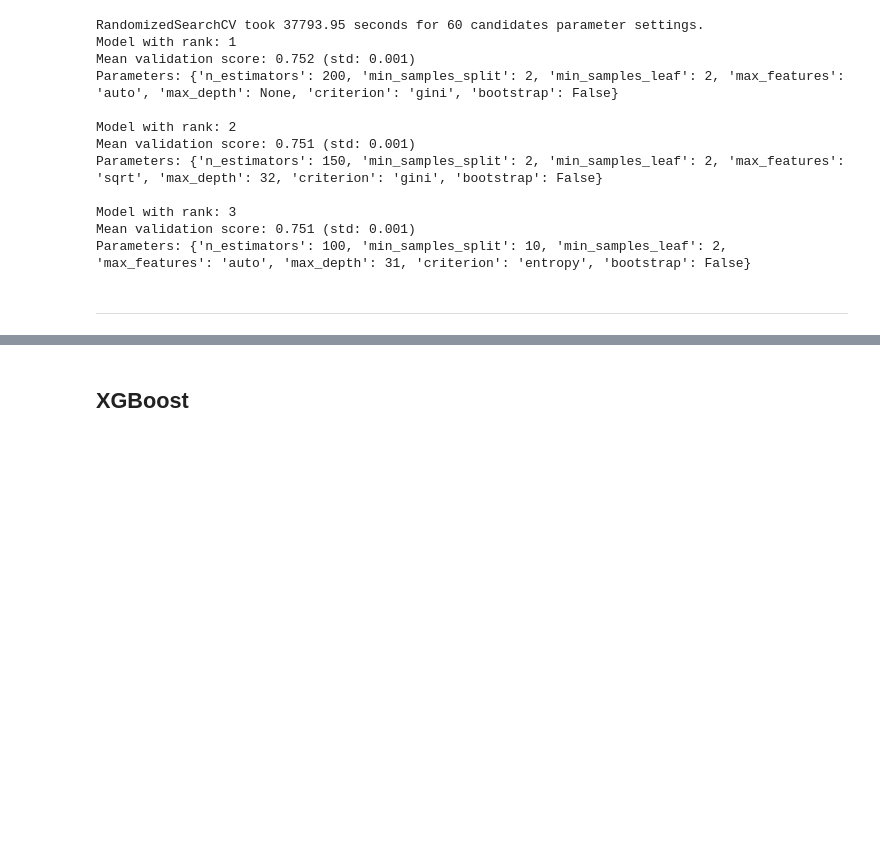
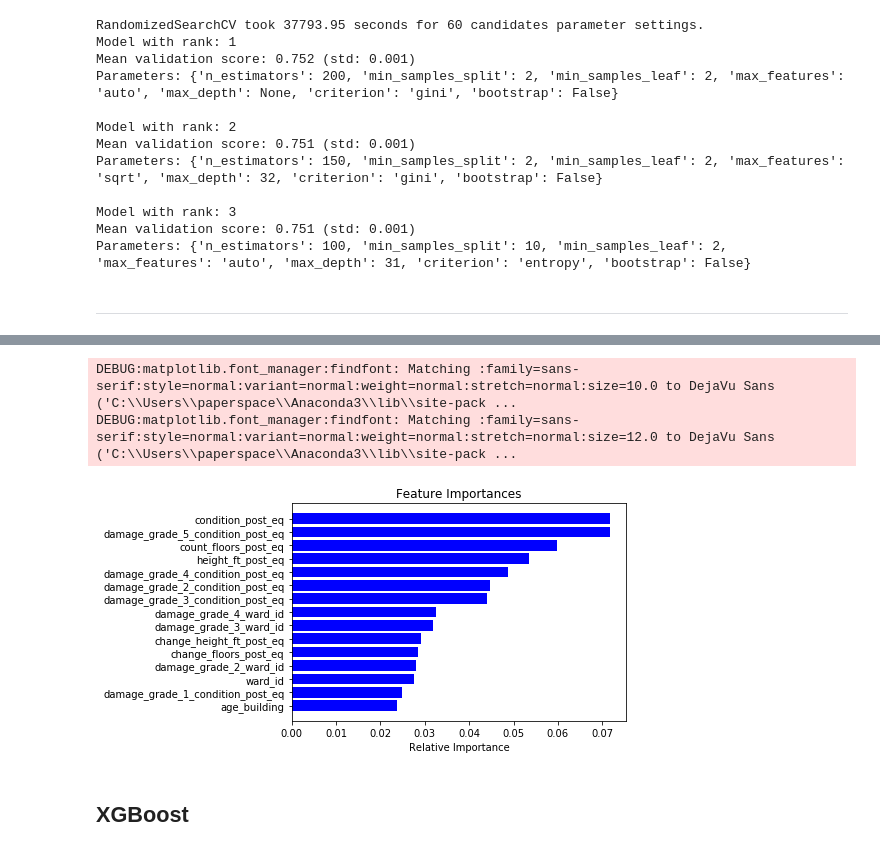
Before and after one commit to jayadeepshitole/HackerEarth, a Jupyter notebook: Codes/Damage Prediction-XGBoost.ipynb, the cells around one changed output, grey strips where cells are left out. Drawn from its saved outputs; the diff is of its cells as text; code cells hidden in the pictures; blank space fills up the shorter version.

```diff
--- a/Codes/Damage Prediction-XGBoost.ipynb
+++ b/Codes/Damage Prediction-XGBoost.ipynb
@@ -389,7 +390,7 @@ display(data.groupby(['condition_post_eq']).agg({'damage_grade': ['mean']}))
 | Damaged-Used in risk | 3.098836 |
 | Not damaged | 1.001389 |
 # %%
-combined_set = combined_set.drop(['vdcmun_id','ward_id'], axis=1)
+#combined_set = combined_set.drop(['vdcmun_id','ward_id'], axis=1)
 # %%
 extra_features = pd.DataFrame({})
 #extra_features['has_repair_started'] = data['has_repair_started']
@@ -397,8 +398,10 @@ for col in combined_set.loc[:,combined_set.dtypes=='object']:
     print(f"column: {col}")
     for d_grade in np.arange(1,6):
         diction = {}
+        d_grade_indi = (data['damage_grade'] == d_grade)
         for col_val in data[col].unique():
-            fraction = sum((data[col] == col_val) & (data['damage_grade'] == d_grade))/sum(data[col] == col_val)
+            col_val_indi = (data[col] == col_val)
+            fraction = sum(col_val_indi & d_grade_indi)/sum(col_val_indi)
             #print(f"{col_name}, has_repair_started:{col_val},: {round(fraction,2)}")
             diction[col_val] = round(fraction,2)
         col_name = 'damage_grade_'+str(d_grade)+'_'+str(col)
@@ -621,14 +652,18 @@ submission.head()
 # %%
 features = train_X.columns
 importances = rf.feature_importances_
 indices = np.argsort(importances)
-indices = indices[-25:]
+indices = indices[-15:]
 
 plt.title('Feature Importances')
 plt.barh(range(len(indices)), importances[indices], color='b', align='center')
 plt.yticks(range(len(indices)), [features[i] for i in indices])
 plt.xlabel('Relative Importance')
 plt.show()
+# %% [output]
+DEBUG:matplotlib.font_manager:findfont: Matching :family=sans-serif:style=normal:variant=normal:weight=normal:stretch=normal:size=10.0 to DejaVu Sans ('C:\\Users\\paperspace\\Anaconda3\\lib\\site-pack ...
+DEBUG:matplotlib.font_manager:findfont: Matching :family=sans-serif:style=normal:variant=normal:weight=normal:stretch=normal:size=12.0 to DejaVu Sans ('C:\\Users\\paperspace\\Anaconda3\\lib\\site-pack ...
+[figure, added]
 # %% [markdown]
 ## XGBoost
 # %% [markdown]
```
Also changed, not shown: parts of 12 cells of this notebook.
